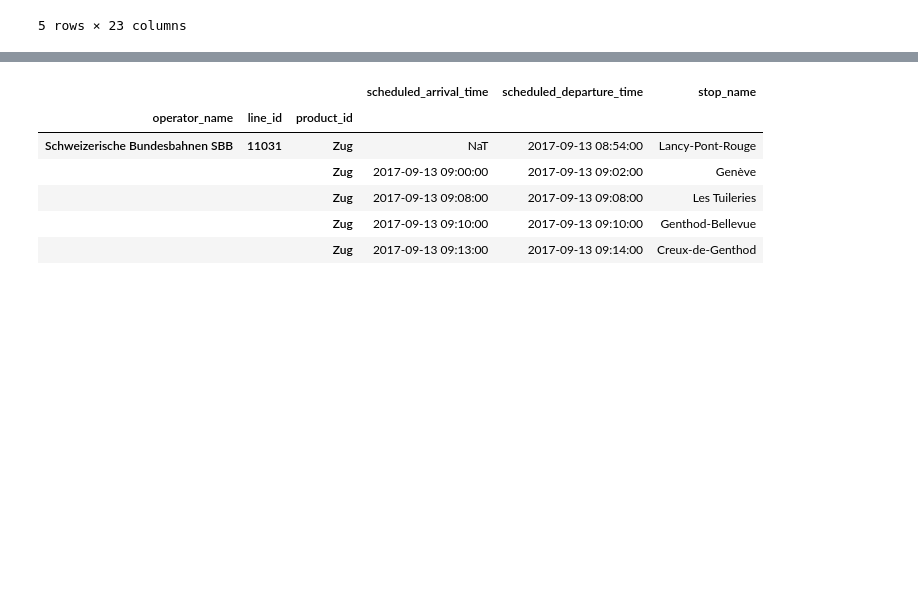
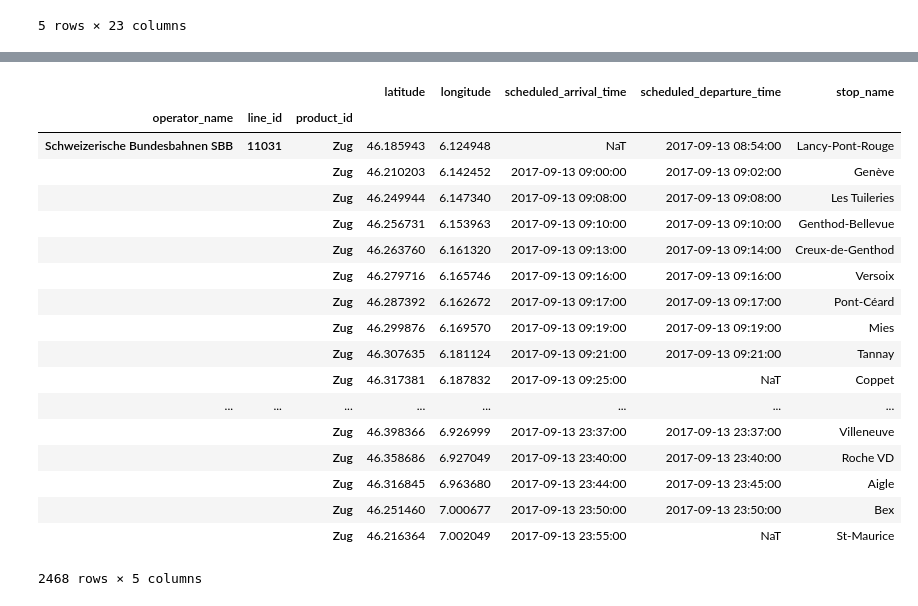
Before and after one commit to mbanga9/DataScience_Labs, a Jupyter notebook: Final-Project-2.ipynb, the cells around one changed output, grey strips where cells are left out. Saved outputs shown, nothing was run; the diff lists cells and outputs as text; code cells hidden in the pictures; blank space fills up the shorter version.

```diff
--- a/Final-Project-2.ipynb
+++ b/Final-Project-2.ipynb
@@ -120,7 +123,7 @@ for id_ in df['trip_id'].unique()[400:600]:
         # For a given trip id sort arrival times at the stops
         temp = temp.sort_values(by=['scheduled_arrival_time'], axis='index', ascending=True, inplace=False, na_position='first')
         # Select only relevant columns in the dataframe
-        temp = temp[['operator_name', 'product_id', 'line_id', 'scheduled_departure_time', 'scheduled_arrival_time', 'stop_name']]
+        temp = temp[['operator_name', 'product_id', 'line_id', 'scheduled_departure_time', 'scheduled_arrival_time', 'stop_name', 'longitude', 'latitude']]
         # Concatenate the result into a final DataFrame
         info_trips = pd.concat([info_trips, temp], axis=0, levels=['line_id', 'product_id'], ignore_index=False)
 
@@ -134,7 +137,7 @@ for id_ in df['trip_id'].unique()[400:600]:
         visu['scheduled_terminus_arrival_time'] = visu['scheduled_arrival_time'].iloc[len(visu)-1]
         visu = visu.reset_index(['operator_name', 'product_id', 'line_id'])
         # Select only relevant columns in the dataframe
-        visu = visu[['operator_name', 'product_id', 'line_id', 'stop_list', 'scheduled_terminus_departure_time', 'scheduled_terminus_arrival_time']].iloc[:1]
+        visu = visu[['operator_name', 'product_id', 'line_id', 'stop_list', 'scheduled_terminus_departure_time', 'scheduled_terminus_arrival_time', 'longitude', 'latitude']].iloc[:1]
         # Concatenate the result into a final DataFrame
         visu_trips = pd.concat([visu_trips, visu], axis=0, ignore_index=False)
 
@@ -143,13 +146,25 @@ visu_trips = visu_trips.set_index(['operator_name', 'stop_list', 'product_id']).
 # %%
 info_trips = info_trips.set_index(['operator_name', 'line_id', 'product_id']).sort_index(axis=0, level=['line_id'])
 # %%
-info_trips.head()
+info_trips
 # %% [output]
-|  |  |  | scheduled_arrival_time | scheduled_departure_time | stop_name |
-| operator_name | line_id | product_id |  |  |  |
-| Schweizerische Bundesbahnen SBB | 11031 | Zug | NaT | 2017-09-13 08:54:00 | Lancy-Pont-Rouge |
-|  |  | Zug | 2017-09-13 09:00:00 | 2017-09-13 09:02:00 | Genève |
-|  |  | Zug | 2017-09-13 09:08:00 | 2017-09-13 09:08:00 | Les Tuileries |
-|  |  | Zug | 2017-09-13 09:10:00 | 2017-09-13 09:10:00 | Genthod-Bellevue |
-|  |  | Zug | 2017-09-13 09:13:00 | 2017-09-13 09:14:00 | Creux-de-Genthod |
+|  |  |  | latitude | longitude | scheduled_arrival_time | scheduled_departure_time | stop_name |
+| operator_name | line_id | product_id |  |  |  |  |  |
+| Schweizerische Bundesbahnen SBB | 11031 | Zug | 46.185943 | 6.124948 | NaT | 2017-09-13 08:54:00 | Lancy-Pont-Rouge |
+|  |  | Zug | 46.210203 | 6.142452 | 2017-09-13 09:00:00 | 2017-09-13 09:02:00 | Genève |
+|  |  | Zug | 46.249944 | 6.147340 | 2017-09-13 09:08:00 | 2017-09-13 09:08:00 | Les Tuileries |
+|  |  | Zug | 46.256731 | 6.153963 | 2017-09-13 09:10:00 | 2017-09-13 09:10:00 | Genthod-Bellevue |
+|  |  | Zug | 46.263760 | 6.161320 | 2017-09-13 09:13:00 | 2017-09-13 09:14:00 | Creux-de-Genthod |
+|  |  | Zug | 46.279716 | 6.165746 | 2017-09-13 09:16:00 | 2017-09-13 09:16:00 | Versoix |
+|  |  | Zug | 46.287392 | 6.162672 | 2017-09-13 09:17:00 | 2017-09-13 09:17:00 | Pont-Céard |
+|  |  | Zug | 46.299876 | 6.169570 | 2017-09-13 09:19:00 | 2017-09-13 09:19:00 | Mies |
+|  |  | Zug | 46.307635 | 6.181124 | 2017-09-13 09:21:00 | 2017-09-13 09:21:00 | Tannay |
+|  |  | Zug | 46.317381 | 6.187832 | 2017-09-13 09:25:00 | NaT | Coppet |
+| ... | ... | ... | ... | ... | ... | ... | ... |
+|  |  | Zug | 46.398366 | 6.926999 | 2017-09-13 23:37:00 | 2017-09-13 23:37:00 | Villeneuve |
+|  |  | Zug | 46.358686 | 6.927049 | 2017-09-13 23:40:00 | 2017-09-13 23:40:00 | Roche VD |
+|  |  | Zug | 46.316845 | 6.963680 | 2017-09-13 23:44:00 | 2017-09-13 23:45:00 | Aigle |
+|  |  | Zug | 46.251460 | 7.000677 | 2017-09-13 23:50:00 | 2017-09-13 23:50:00 | Bex |
+|  |  | Zug | 46.216364 | 7.002049 | 2017-09-13 23:55:00 | NaT | St-Maurice |
+2468 rows × 5 columns
 # %%
```
Also changed, not shown: parts of 6 cells of this notebook.
